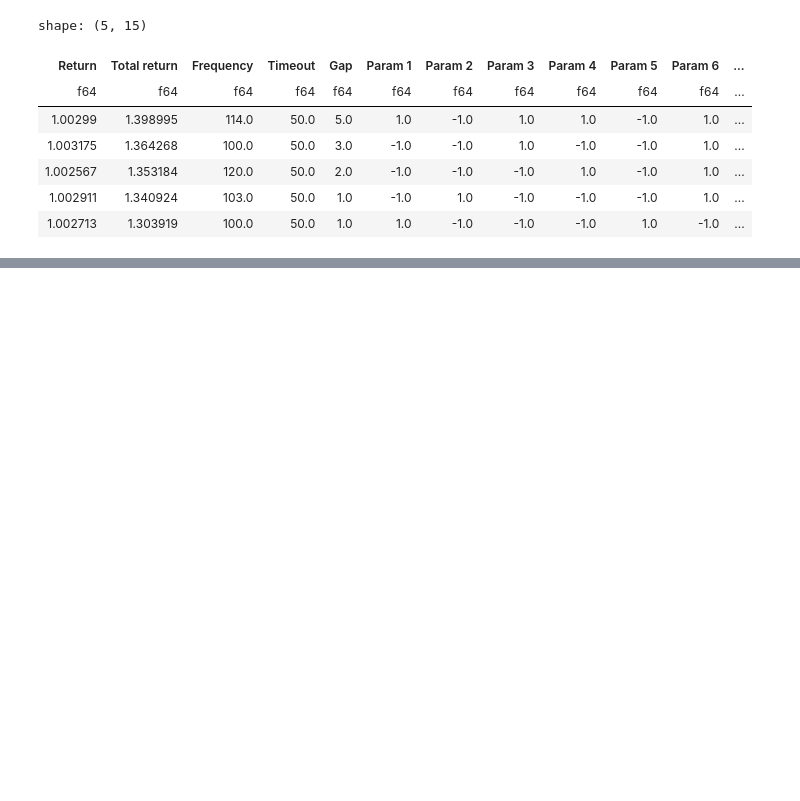
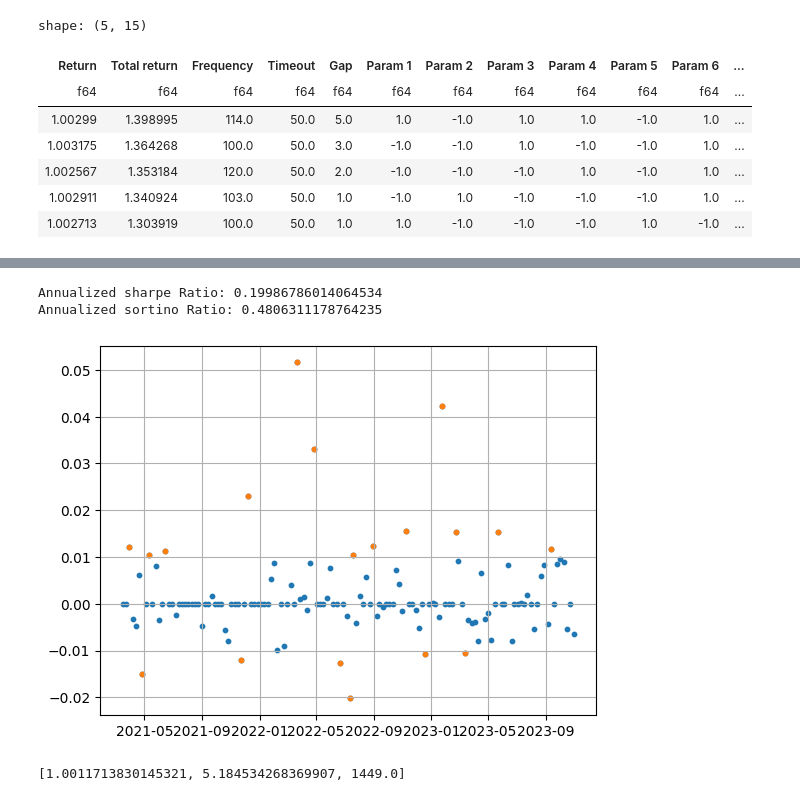
Before and after one commit to OGibbard/Quant, a Jupyter notebook: algoV4.ipynb, the cells around one changed output, grey strips where cells are left out. Cells and saved outputs as stored; diff of their text form; code cells hidden in the pictures; blank space fills up the shorter version.

```diff
--- a/algoV4.ipynb
+++ b/algoV4.ipynb
@@ -228,0 +418,12 @@ shape: (5, 15)
+# %%
+#Start date is 2021-03-15, end date is 2023-11-03
+startDate = datetime.datetime(2022, 1, 1)
+endDate = datetime.datetime(2023, 11, 3)
+increment = "week"
+anomaly = 0.01
+plot(increment)
+plotAnomalies(increment, anomaly, printTrue=False)
+# %% [output]
+Annualized sharpe Ratio: 0.19986786014064534
+Annualized sortino Ratio: 0.4806311178764235
+[figure, added]
@@ -228,0 +506,11 @@ shape: (5, 15)
+# %%
+#Choose how many concurrent algos to run
+paramsList = range(15)
+params = [0.005, 1.0]
+for k in paramsList:
+    params += list(sortedTotalResults2[k,3:].rows()[0])
+concurrent = len(params)//len(sortedTotalResults2[0,3:].rows()[0])
+
+multiAlgo(concurrent, params, dataArray)
+# %% [output]
+[1.0011713830145321, 5.184534268369907, 1449.0]
```
Also changed, not shown: parts of 20 cells of this notebook, 8 other files.
